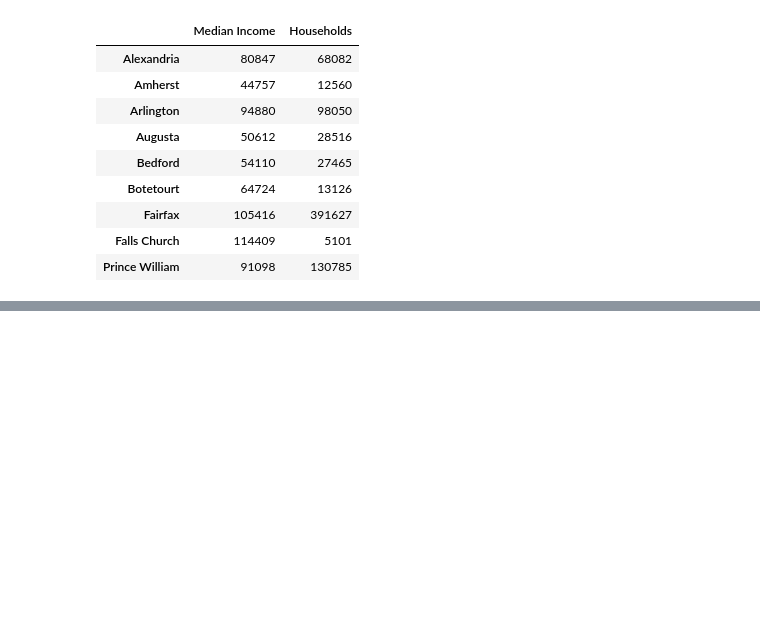
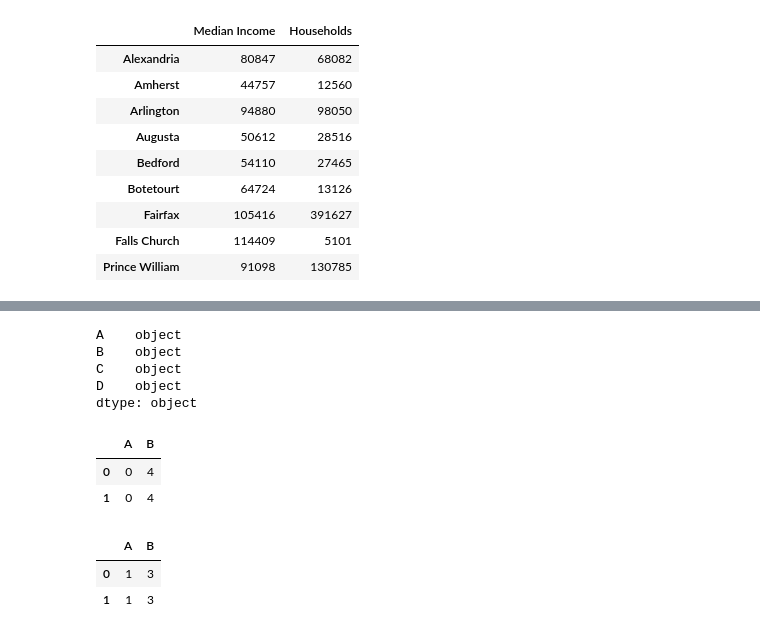
Before and after one commit to t4d-classes/python-data-analysis_10252021, a Jupyter notebook: conda_notebooks/10_Pandas_Intro.ipynb, the cells around one changed output, grey strips where cells are left out. Saved outputs shown, nothing was run; the diff lists cells and outputs as text; code cells hidden in the pictures; blank space fills up the shorter version.

```diff
--- a/conda_notebooks/10_Pandas_Intro.ipynb
+++ b/conda_notebooks/10_Pandas_Intro.ipynb
@@ -574,0 +457,21 @@ array([[11.6  ,  0.58 ,  0.66 , ...,  0.57 ,  9.   ,  3.   ],
+# %%
+df3.dtypes
+# %% [output]
+A    object
+B    object
+C    object
+D    object
+dtype: object
+# %%
+df1 = pd.DataFrame({'A': [0, 0], 'B': [4, 4]})
+df2 = pd.DataFrame({'A': [1, 1], 'B': [3, 3]})
+
+display(df1)
+display(df2)
+# %% [output]
+|  | A | B |
+| 0 | 0 | 4 |
+| 1 | 0 | 4 |
+|  | A | B |
+| 0 | 1 | 3 |
+| 1 | 1 | 3 |
```
Also changed, not shown: parts of 27 cells of this notebook.
